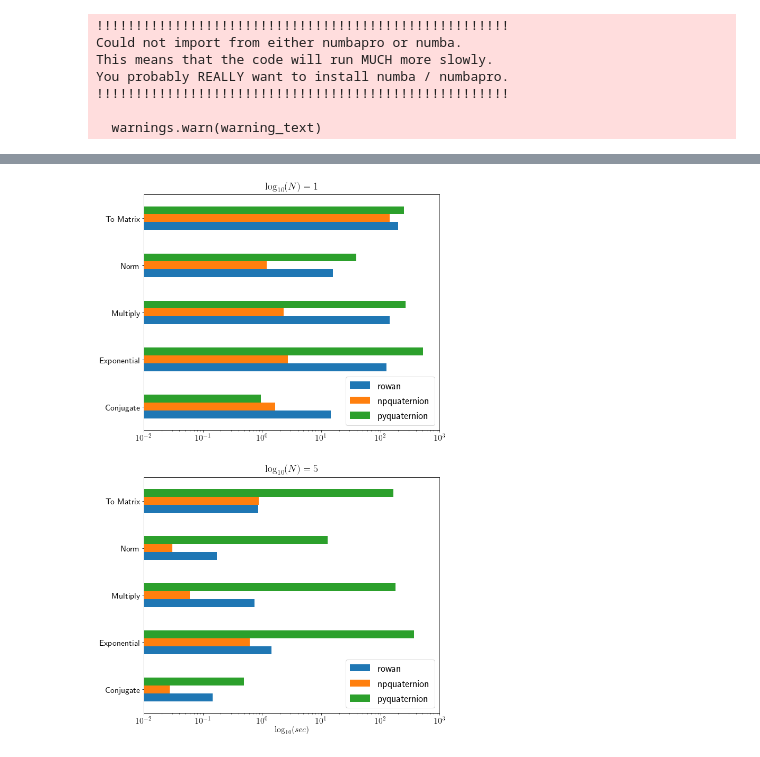
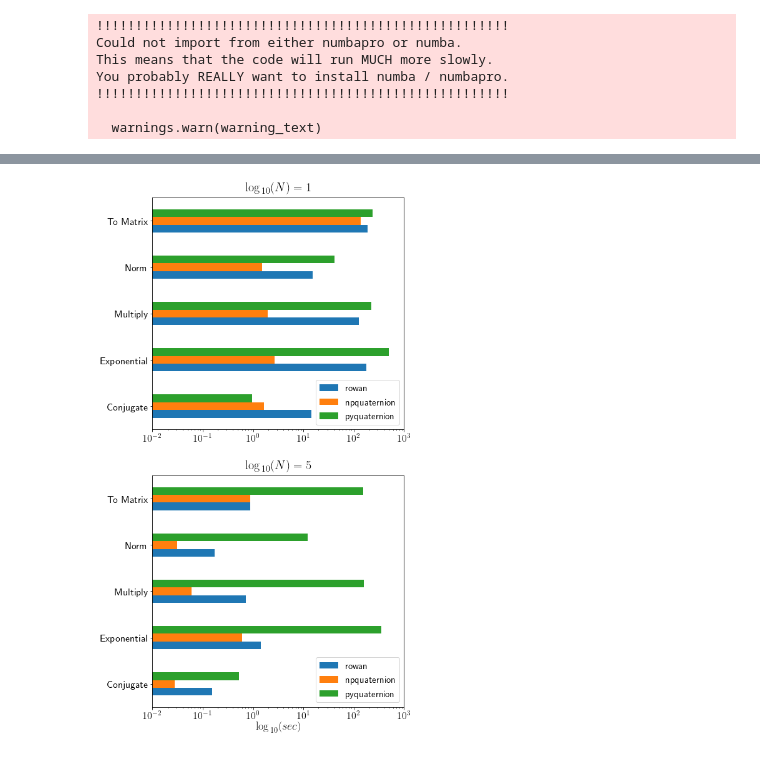
Before and after one commit to glotzerlab/rowan, a Jupyter notebook: benchmarks/Benchmarks.ipynb, the cells around one changed output, grey strips where cells are left out. Drawn from its saved outputs; the diff is of its cells as text; code cells hidden in the pictures.

Commit message:
Shrink figure

```diff
--- a/benchmarks/Benchmarks.ipynb
+++ b/benchmarks/Benchmarks.ipynb
@@ -235,19 +235,23 @@ view
 # %%
 cols = list(col['color'] for col in plt.rcParams['axes.prop_cycle'])
-fig, axes = plt.subplots(2, 1, figsize=(10, 18))
+fig, axes = plt.subplots(2, 1, figsize=(8, 15))
 ax = df[df['N'] == Ns[0]].drop(['N'], axis=1).groupby(
     ["operation"]).mean().plot.barh(ax=axes[0], logx=True, color = cols[0:3],
-                                    title="$\log_{{10}}(N) = {}$".format(int(np.log10(Ns[0]))),
+                                    title="$\log_{{\,10}}(N) = {}$".format(int(np.log10(Ns[0]))),
                                     xlim=(10**-2, 10**3), legend=False)
 ax = df[df['N'] == Ns[1]].drop(['N'], axis=1).groupby(
     ["operation"]).mean().plot.barh(ax=axes[1], logx=True, color = cols[0:3],
-                                    title="$\log_{{10}}(N) = {}$".format(int(np.log10(Ns[1]))),
+                                    title="$\log_{{\,10}}(N) = {}$".format(int(np.log10(Ns[1]))),
                                     xlim=(10**-2, 10**3), legend=False)
-ax.set_xlabel("$\log_{10}(sec)$")
+ax.set_xlabel("$\log_{\,10}(sec)$", fontsize=18)
 for ax in axes.flatten():
     ax.set_ylabel("")
-    ax.legend(loc='best')
+    ax.legend(loc='best', fontsize=15)
+    ax.title.set_fontsize(20)
+    #ax.tick_params(axis='both', which='major', labelsize=16)
+
+fig.subplots_adjust(left=0.2)
 plt.show()
-fig.savefig("Performance.png")
+fig.savefig("Performance.pdf")
 # %% [output]
-[figure, old version]
+[figure, new version]
```
Also changed, not shown: parts of 1 cell of this notebook, 3 other files.
